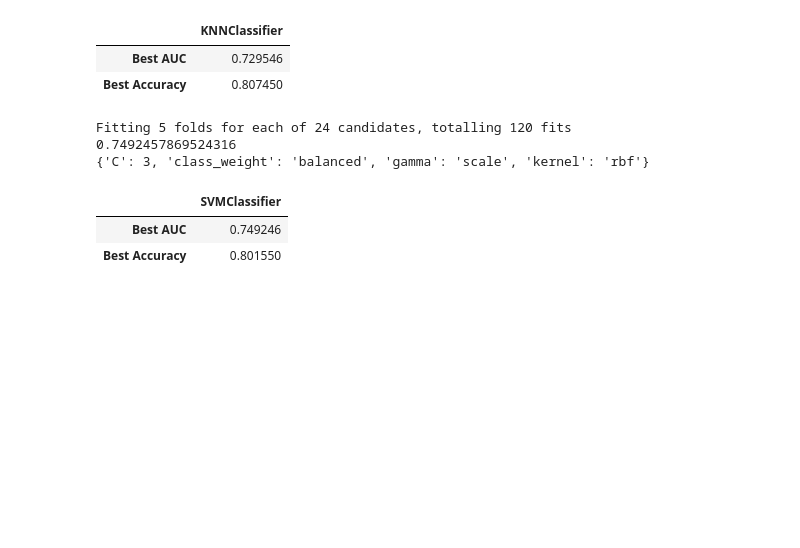
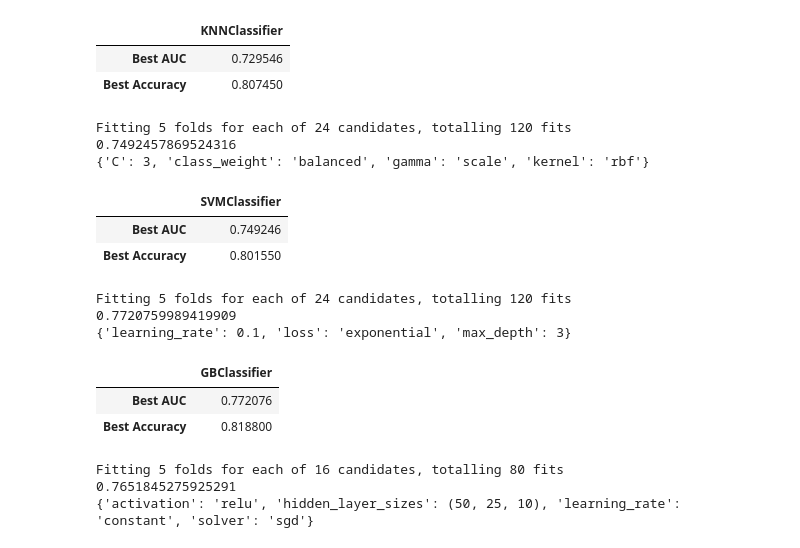
Before and after one commit to fajartria/SMLrepo, a Jupyter notebook: ML Benchmark - Credit Default Dataset.ipynb, the cells around one changed output. Drawn from its saved outputs; the diff is of its cells as text; code cells hidden in the pictures; blank space fills up the shorter version.

```diff
--- a/ML Benchmark - Credit Default Dataset.ipynb
+++ b/ML Benchmark - Credit Default Dataset.ipynb
@@ -384,7 +384,7 @@ gbc = GradientBoostingClassifier()
 scoring = {"AUC": "roc_auc", "Accuracy": make_scorer(accuracy_score)}
 
 param_gbc = {
-    'loss':['deviance', 'exponential'],
+    'loss':['deviance', 'exponential'], # exponential is adaboost
     'learning_rate': [1e-3, 1e-2, 1e-1, 1e0],
     'max_depth':[3, 6, 9]
 }
@@ -401,11 +401,64 @@ gbc_gs = GridSearchCV(
 )
 
 # Fitting our GridSearchCV Object
-svc_gs.fit(X, y)
+gbc_gs.fit(X, y)
 
 # get results
-results = svc_gs.cv_results_
+results = gbc_gs.cv_results_
 
 # print best results & parameter
-print(svc_gs.best_score_)
-print(svc_gs.best_params_)
+print(gbc_gs.best_score_)
+print(gbc_gs.best_params_)
+# %% [output]
+Fitting 5 folds for each of 24 candidates, totalling 120 fits
+0.7720759989419909
+{'learning_rate': 0.1, 'loss': 'exponential', 'max_depth': 3}
+# %%
+# put result in a Dataframe
+d = {'GBClassifier': [gbc_gs.best_score_, pd.DataFrame(results)['mean_test_Accuracy'].max()]}
+gbc_res = pd.DataFrame(data = d, index=["Best AUC", "Best Accuracy"])
+gbc_res
+# %% [output]
+|  | GBClassifier |
+| Best AUC | 0.772076 |
+| Best Accuracy | 0.818800 |
+# %%
+# our 5th model is Neural Network (MLPclassifier)
+from sklearn.neural_network import MLPClassifier
+
+mlp = MLPClassifier()
+
+# scoring criteria: AUC & Accuracy
+scoring = {"AUC": "roc_auc", "Accuracy": make_scorer(accuracy_score)}
+
+param_mlp = {
+    'hidden_layer_sizes':[(100,50,25), (50,25,10)], # Hidden Layer
+    'activation': ['logistic', 'relu'],
+    'solver':['sgd', 'adam'],
+    'learning_rate':['constant', 'adaptive']
+}
+
+# create gs object
+mlp_gs = GridSearchCV(
+    estimator = mlp,
+    param_grid = param_mlp,
+    scoring = scoring,
+    refit="AUC",
+    cv = 5,
+    n_jobs = 5,
+    verbose = 2
+)
+
+# Fitting our GridSearchCV Object
+mlp_gs.fit(X, y)
+
+# get results
+results = mlp_gs.cv_results_
+
+# print best results & parameter
+print(mlp_gs.best_score_)
+print(mlp_gs.best_params_)
+# %% [output]
+Fitting 5 folds for each of 16 candidates, totalling 80 fits
+0.7651845275925291
+{'activation': 'relu', 'hidden_layer_sizes': (50, 25, 10), 'learning_rate': 'constant', 'solver': 'sgd'}
```
Also changed, not shown: parts of 5 cells of this notebook.
